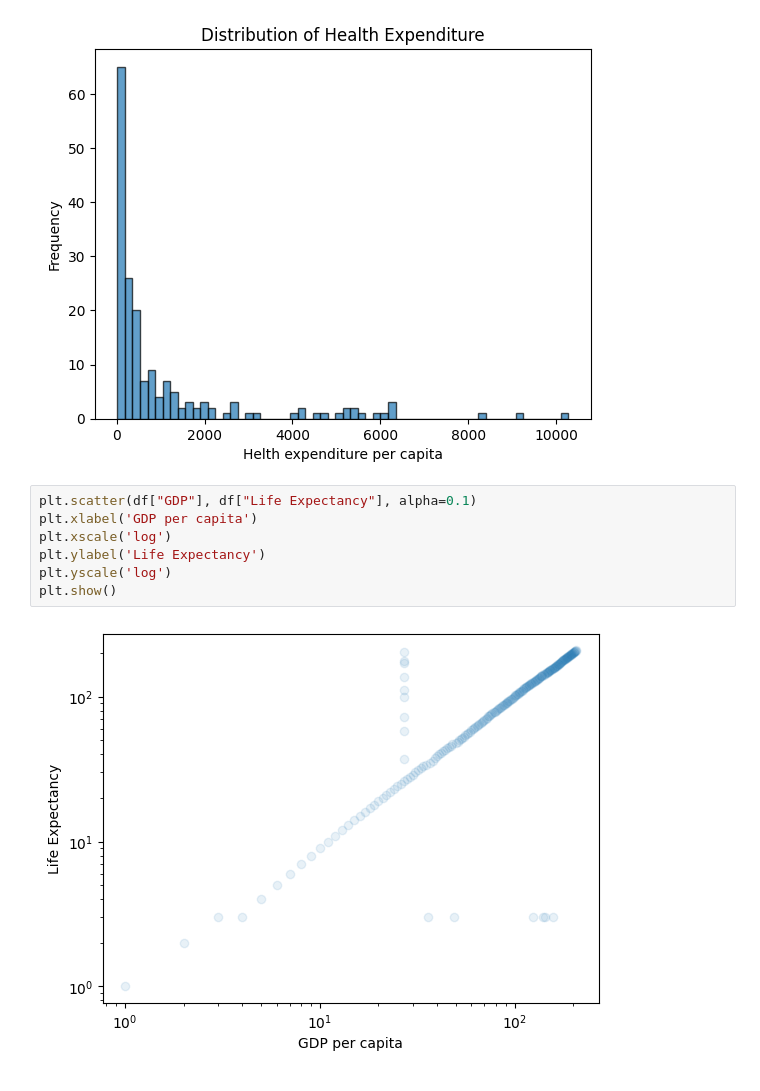
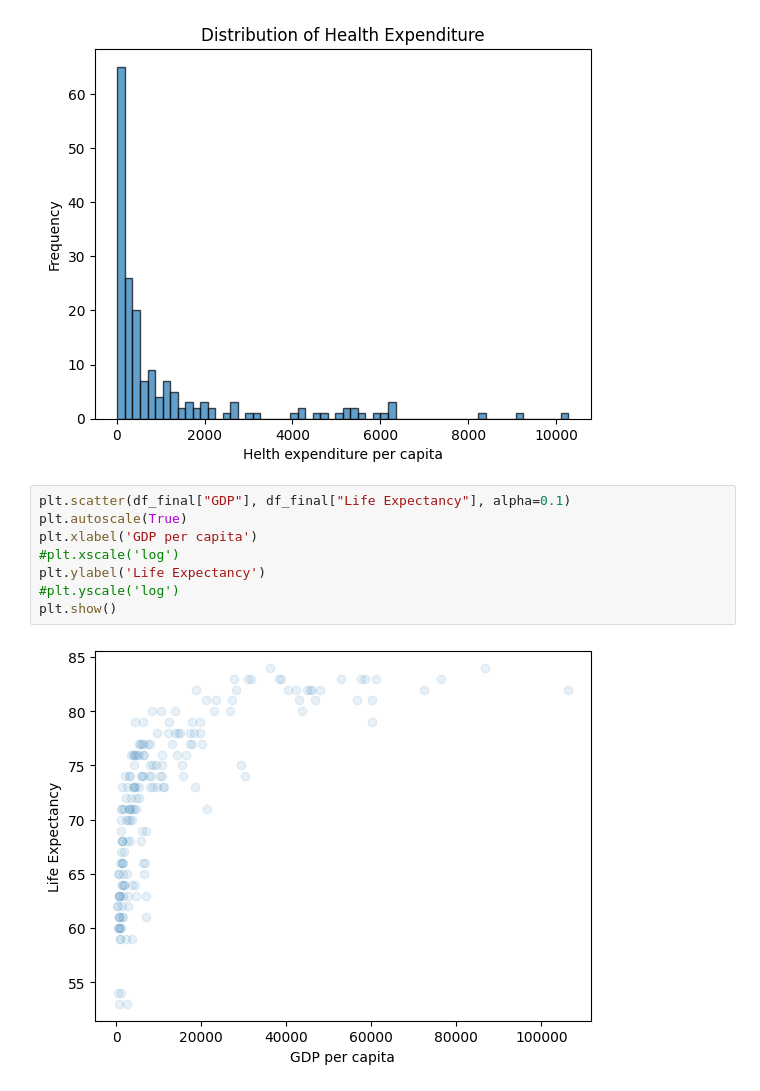
Before and after one commit to hannmann/Challenge, a Jupyter notebook: challenge2.ipynb, the cells around one changed output. Cells and saved outputs as stored; diff of their text form.

Commit message:
more plots

```diff
--- a/challenge2.ipynb
+++ b/challenge2.ipynb
@@ -143,11 +143,12 @@ plt.ylabel('Frequency')
 Text(0, 0.5, 'Frequency')
 [figure]
 # %%
-plt.scatter(df["GDP"], df["Life Expectancy"], alpha=0.1)
+plt.scatter(df_final["GDP"], df_final["Life Expectancy"], alpha=0.1)
+plt.autoscale(True)
 plt.xlabel('GDP per capita')
-plt.xscale('log')
+#plt.xscale('log')
 plt.ylabel('Life Expectancy')
-plt.yscale('log')
+#plt.yscale('log')
 plt.show()
 # %% [output]
-[figure, old version]
+[figure, new version]
```
Also changed, not shown: parts of 1 cell of this notebook.
